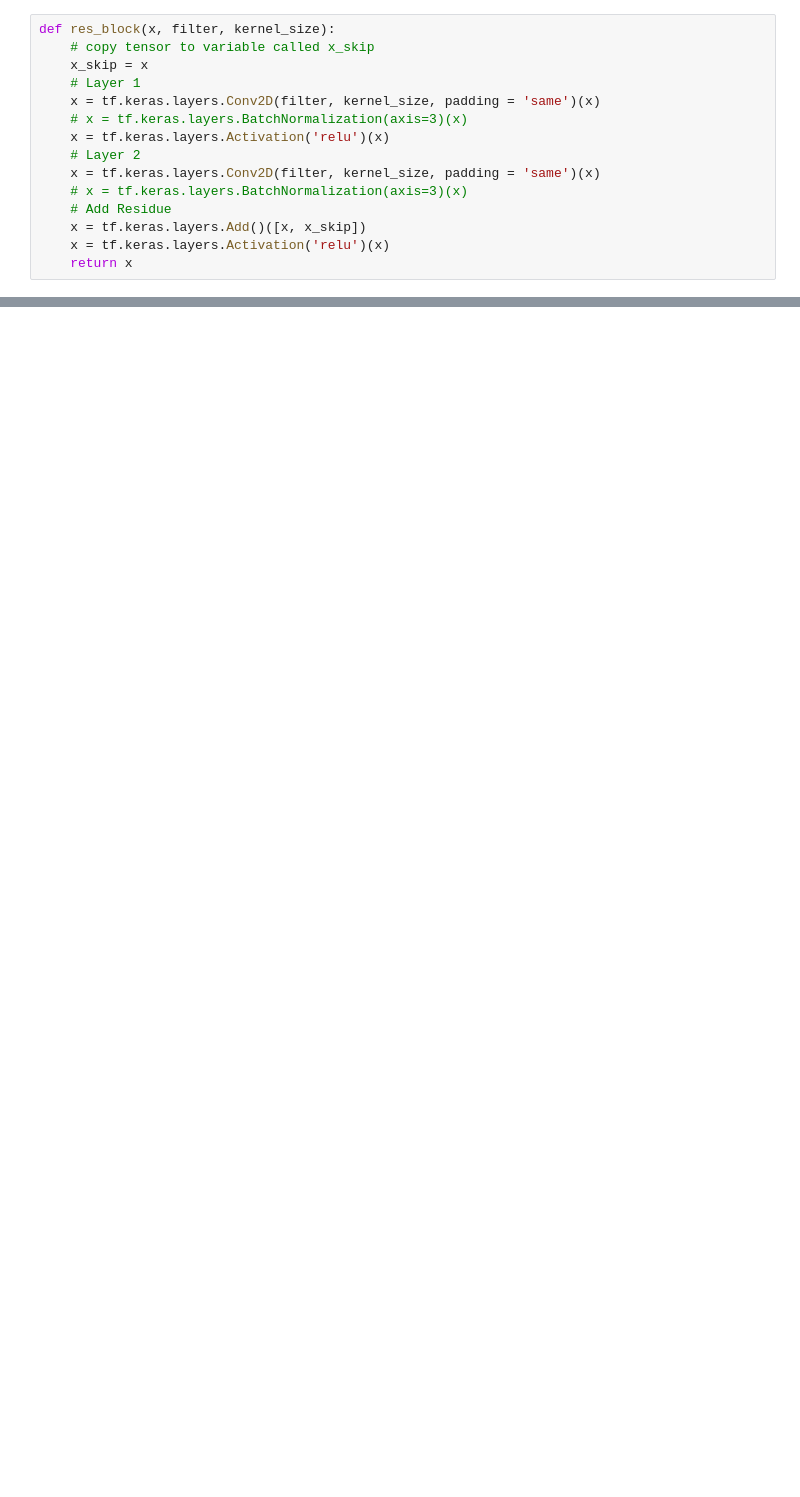
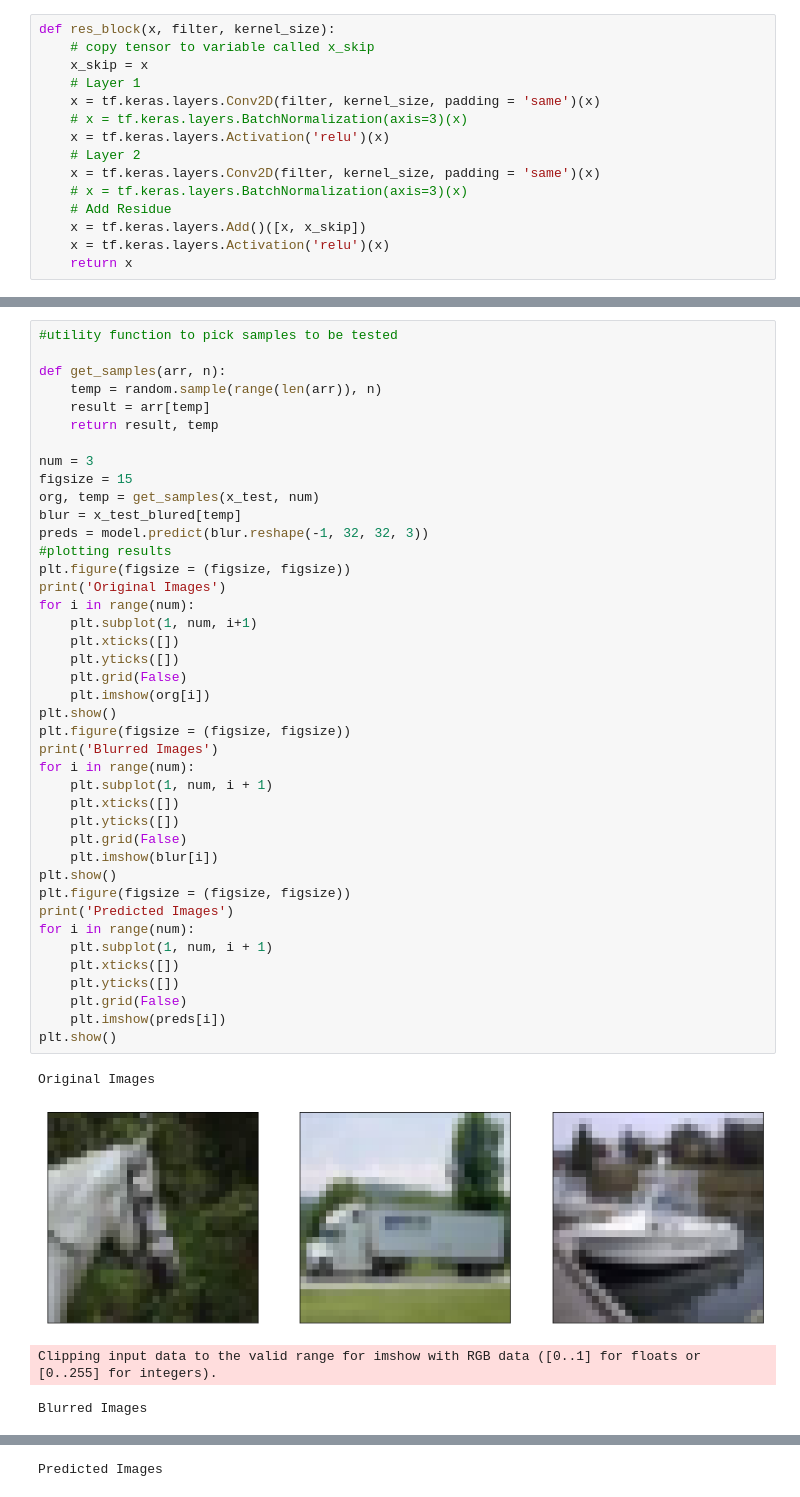
Before and after one commit to maidacundo/DeepLearningREPO, a Jupyter notebook: Esame-Soluzione-1.ipynb, the cells around one changed output, grey strips where cells are left out. Saved outputs shown, nothing was run; the diff lists cells and outputs as text; blank space fills up the shorter version.

```diff
--- a/Esame-Soluzione-1.ipynb
+++ b/Esame-Soluzione-1.ipynb
@@ -165,0 +184,46 @@ mse(y_true, y_pred).numpy()
+# %%
+#utility function to pick samples to be tested
+
+def get_samples(arr, n):
+    temp = random.sample(range(len(arr)), n)
+    result = arr[temp]
+    return result, temp
+
+num = 3
+figsize = 15
+org, temp = get_samples(x_test, num)
+blur = x_test_blured[temp]
+preds = model.predict(blur.reshape(-1, 32, 32, 3))
+#plotting results
+plt.figure(figsize = (figsize, figsize))
+print('Original Images')
+for i in range(num):
+    plt.subplot(1, num, i+1)
+    plt.xticks([])
+    plt.yticks([])
+    plt.grid(False)
+    plt.imshow(org[i])
+plt.show()
+plt.figure(figsize = (figsize, figsize))
+print('Blurred Images')
+for i in range(num):
+    plt.subplot(1, num, i + 1)
+    plt.xticks([])
+    plt.yticks([])
+    plt.grid(False)
+    plt.imshow(blur[i])
+plt.show()
+plt.figure(figsize = (figsize, figsize))
+print('Predicted Images')
+for i in range(num):
+    plt.subplot(1, num, i + 1)
+    plt.xticks([])
+    plt.yticks([])
+    plt.grid(False)
+    plt.imshow(preds[i])
+plt.show()
+# %% [output]
+Original Images
+[figure, added]
+Clipping input data to the valid range for imshow with RGB data ([0..1] for floats or [0..255] for integers).
+Blurred Images
@@ -165,0 +231 @@ mse(y_true, y_pred).numpy()
+Predicted Images
```
Also changed, not shown: parts of 7 cells of this notebook.
